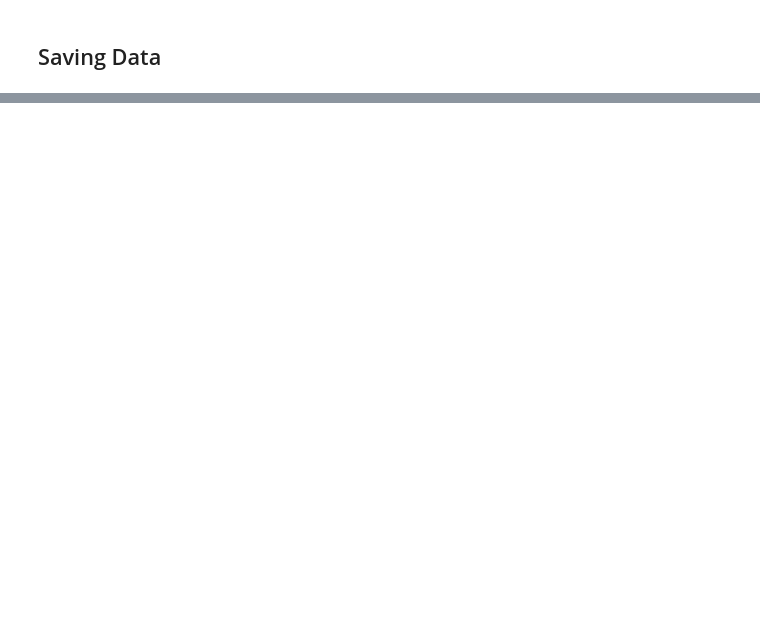
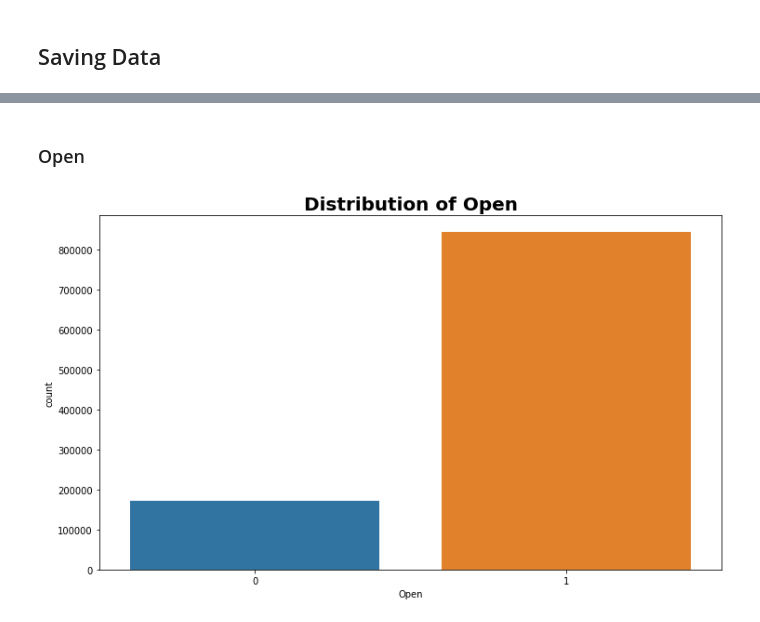
Before and after one commit to zelalemgetahun9374/Rossmann-Pharmaceuticals-Sales-Prediction, a Jupyter notebook: notebooks/EDA.ipynb, the cells around one changed output, grey strips where cells are left out. Saved outputs shown, nothing was run; the diff lists cells and outputs as text; code cells hidden in the pictures; blank space fills up the shorter version.

```diff
--- a/notebooks/EDA.ipynb
+++ b/notebooks/EDA.ipynb
@@ -621,0 +726,6 @@ store_df.to_csv('../data/clean_store.csv')
+# %% [markdown]
+### Open
+# %%
+plot_count(train_df, 'Open')
+# %% [output]
+[figure, added]
```
Also changed, not shown: parts of 71 cells of this notebook.
